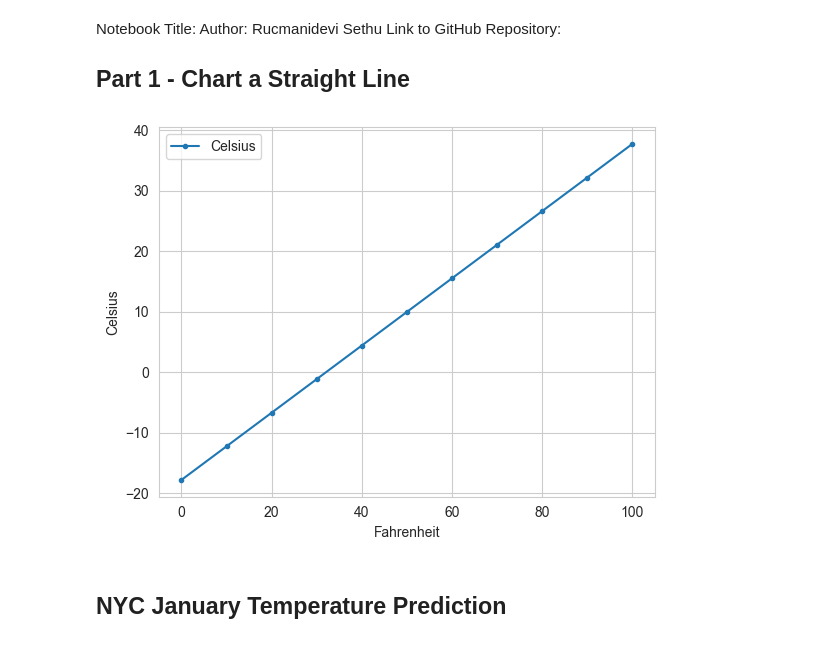
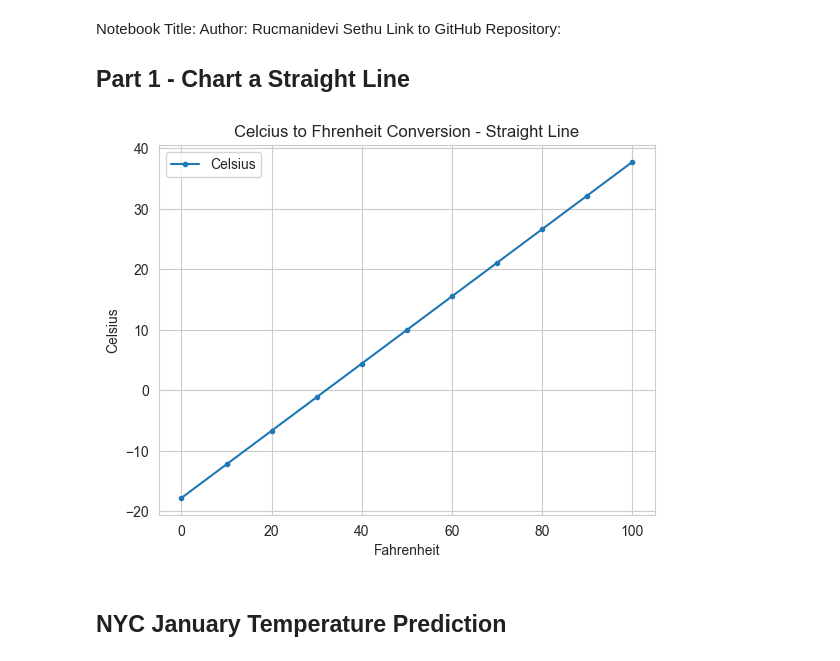
Before and after one commit to RucuAvinash/datafun-07-ml-, a Jupyter notebook: rucu_ml.ipynb, the cells around one changed output. Cells and saved outputs as stored; diff of their text form; code cells hidden in the pictures.

```diff
--- a/rucu_ml.ipynb
+++ b/rucu_ml.ipynb
@@ -6,26 +6,28 @@ Link to GitHub Repository:
 # %%
 import pandas as pd
 import matplotlib.pyplot as plt
+from scipy import stats
 
 #Fahrenheit to Celsius conversion using a lambda function
 c=lambda f:5/9*(f-32)
 
 # Generate Fahrenheit temperatures from 0 to 100 in steps of 10
 temps = [(f, c(f)) for f in range (0,101,10)]
 
 # Create a Dataframe from the temperature data
 temps_df = pd.DataFrame(temps, columns = ['Fahrenheit', 'Celsius'])
 
 # Plot using pandas built -in plotting
 axes = temps_df.plot(x='Fahrenheit', y= 'Celsius', style = '.-')
 
 # Label the y-axis
+axes.set_title('Celcius to Fhrenheit Conversion - Straight Line')
 y_label = axes.set_ylabel('Celsius')
 
 #Show the plot
 plt.show()
 # %% [output]
-[figure, old version]
+[figure, new version]
 # %% [markdown]
 ## NYC January Temperature Prediction
 # %% [markdown]
```
Also changed, not shown: parts of 5 cells of this notebook.
